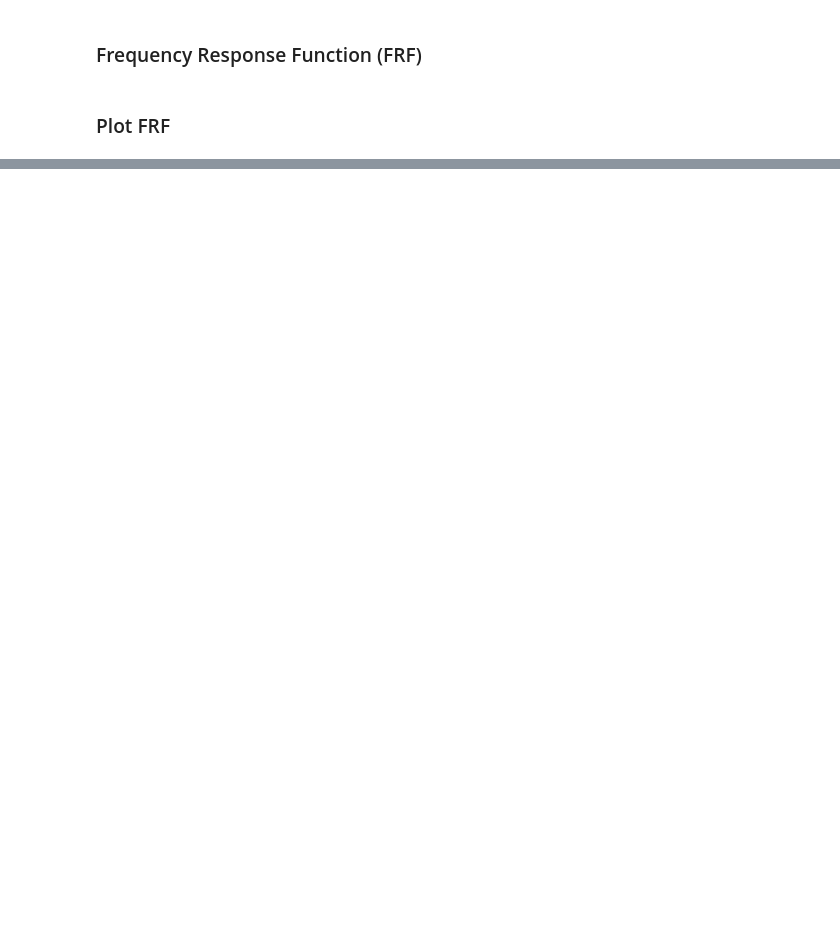
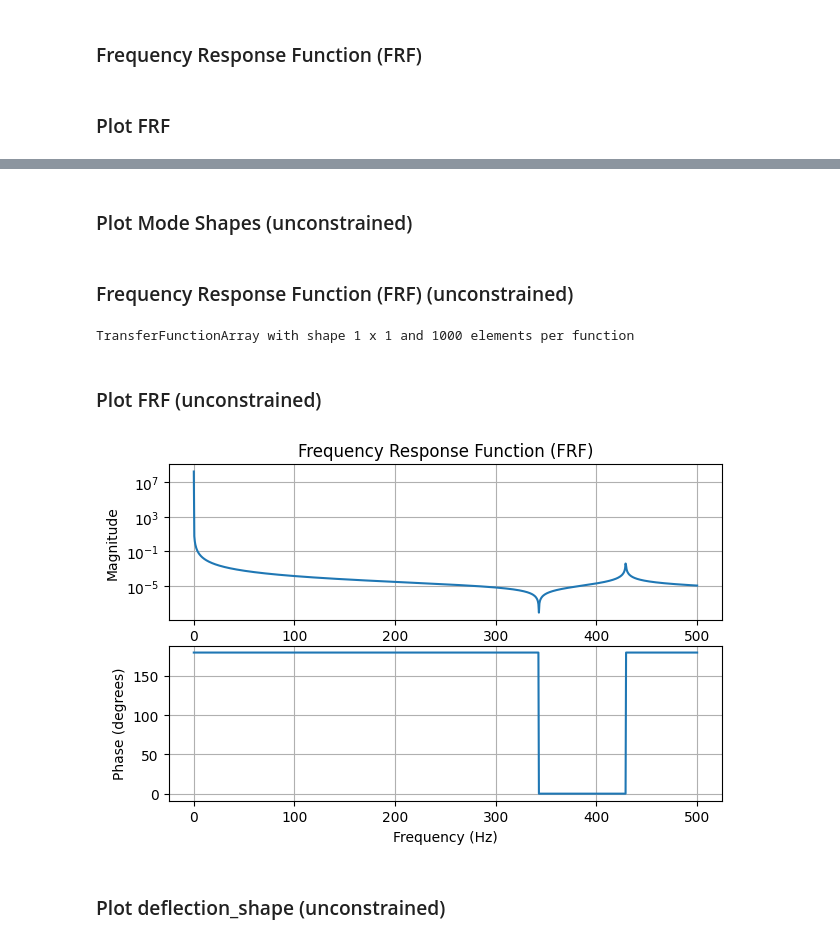
Before and after one commit to TatsuyaKatayama/pipeVibSim, a Jupyter notebook: notebooks/example.ipynb, the cells around one changed output, grey strips where cells are left out. Drawn from its saved outputs; the diff is of its cells as text; code cells hidden in the pictures; blank space fills up the shorter version.

```diff
--- a/notebooks/example.ipynb
+++ b/notebooks/example.ipynb
@@ -92,0 +86,3 @@ fig.tight_layout()
+# %%
+frf_all_dis = analysis.run_frf(frequencies, load_dof_indices=-4)
+post.plot_deflection_shape(analysis.geometry,frf_all_dis)
@@ -92,0 +98,3 @@ fig.tight_layout()
+# %%
+shapes_unconstrained = analysis.run_eigensolution(maximum_frequency=4000)
+print(shapes_unconstrained)
@@ -92,0 +116,2 @@ fig.tight_layout()
+# %% [markdown]
+### Plot Mode Shapes (unconstrained)
@@ -92,0 +120,17 @@ fig.tight_layout()
+# %% [markdown]
+### Frequency Response Function (FRF) (unconstrained)
+# %%
+frf_unconstrained = analysis.run_frf(frequencies, load_dof_indices=-4, response_dof_indices=-4)
+print(frf_unconstrained)
+# %% [output]
+TransferFunctionArray with shape 1 x 1 and 1000 elements per function
+# %% [markdown]
+### Plot FRF (unconstrained)
+# %%
+fig, axes = post.plot_frf(frf_unconstrained)
+axes[0].grid(True)
+fig.set_size_inches(6, 4)
+# %% [output]
+[figure, added]
+# %% [markdown]
+### Plot deflection_shape (unconstrained)
```
Also changed, not shown: parts of 21 cells of this notebook, 8 other files.
